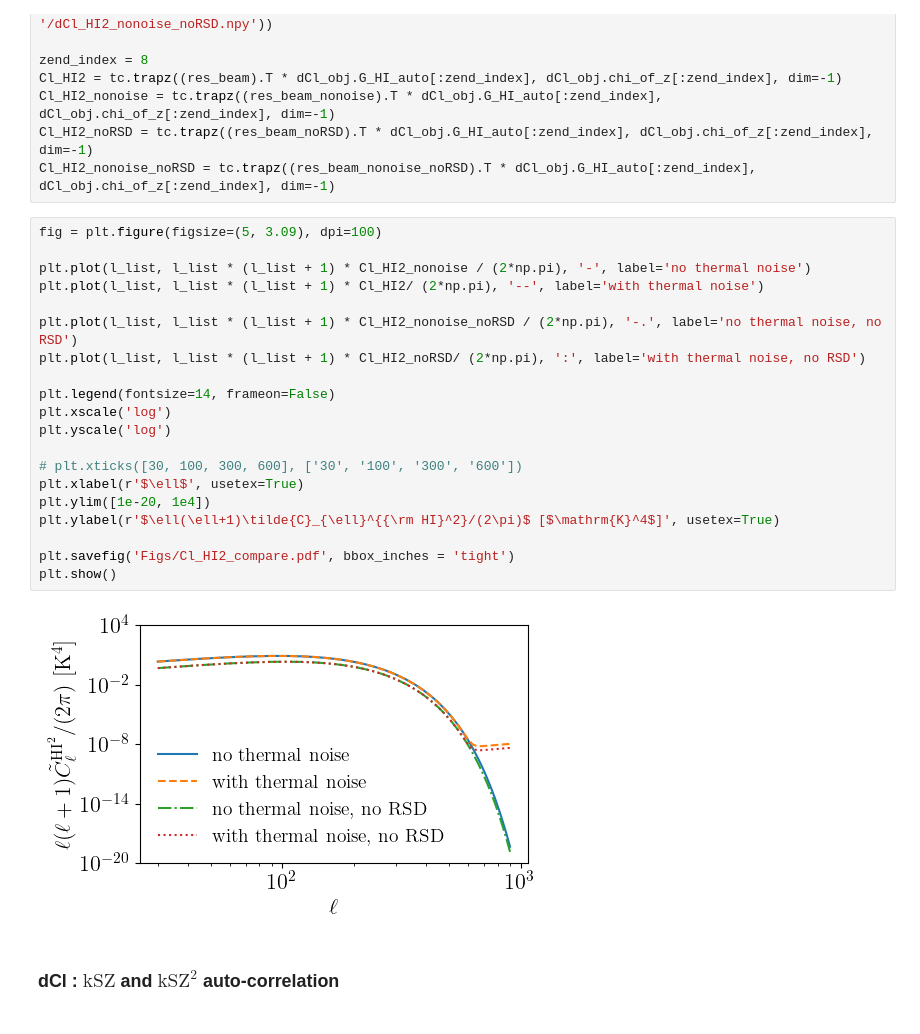
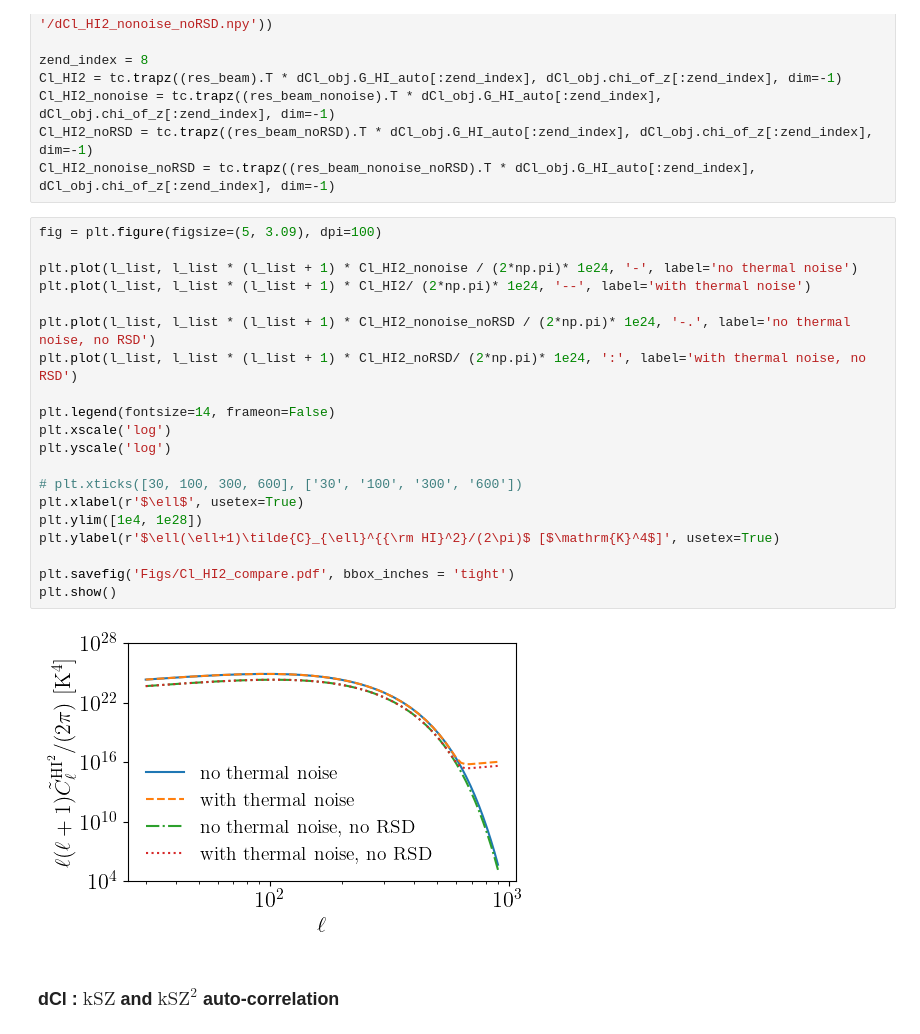
Before and after one commit to Einste11N/SquareField_CrossCorrelation, a Jupyter notebook: Evaluation.ipynb, the cells around one changed output. Drawn from its saved outputs; the diff is of its cells as text.

```diff
--- a/Evaluation.ipynb
+++ b/Evaluation.ipynb
@@ -167,25 +167,25 @@ Cl_HI2_nonoise_noRSD = tc.trapz((res_beam_nonoise_noRSD).T * dCl_obj.G_HI_auto[:
 # %%
 fig = plt.figure(figsize=(5, 3.09), dpi=100)
 
-plt.plot(l_list, l_list * (l_list + 1) * Cl_HI2_nonoise / (2*np.pi), '-', label='no thermal noise')
-plt.plot(l_list, l_list * (l_list + 1) * Cl_HI2/ (2*np.pi), '--', label='with thermal noise')
+plt.plot(l_list, l_list * (l_list + 1) * Cl_HI2_nonoise / (2*np.pi)* 1e24, '-', label='no thermal noise')
+plt.plot(l_list, l_list * (l_list + 1) * Cl_HI2/ (2*np.pi)* 1e24, '--', label='with thermal noise')
 
-plt.plot(l_list, l_list * (l_list + 1) * Cl_HI2_nonoise_noRSD / (2*np.pi), '-.', label='no thermal noise, no RSD')
-plt.plot(l_list, l_list * (l_list + 1) * Cl_HI2_noRSD/ (2*np.pi), ':', label='with thermal noise, no RSD')
+plt.plot(l_list, l_list * (l_list + 1) * Cl_HI2_nonoise_noRSD / (2*np.pi)* 1e24, '-.', label='no thermal noise, no RSD')
+plt.plot(l_list, l_list * (l_list + 1) * Cl_HI2_noRSD/ (2*np.pi)* 1e24, ':', label='with thermal noise, no RSD')
 
 plt.legend(fontsize=14, frameon=False)
 plt.xscale('log')
 plt.yscale('log')
 
 # plt.xticks([30, 100, 300, 600], ['30', '100', '300', '600'])
 plt.xlabel(r'$\ell$', usetex=True)
-plt.ylim([1e-20, 1e4])
+plt.ylim([1e4, 1e28])
 plt.ylabel(r'$\ell(\ell+1)\tilde{C}_{\ell}^{{\rm HI}^2}/(2\pi)$ [$\mathrm{K}^4$]', usetex=True)
 
 plt.savefig('Figs/Cl_HI2_compare.pdf', bbox_inches = 'tight')
 plt.show()
 # %% [output]
-[figure, old version]
+[figure, new version]
 # %% [markdown]
 ### dCl :  $\mathrm{kSZ}$ and $\mathrm{kSZ}^2$ auto-correlation
 # %%
```
Also changed, not shown: 1 other file.
